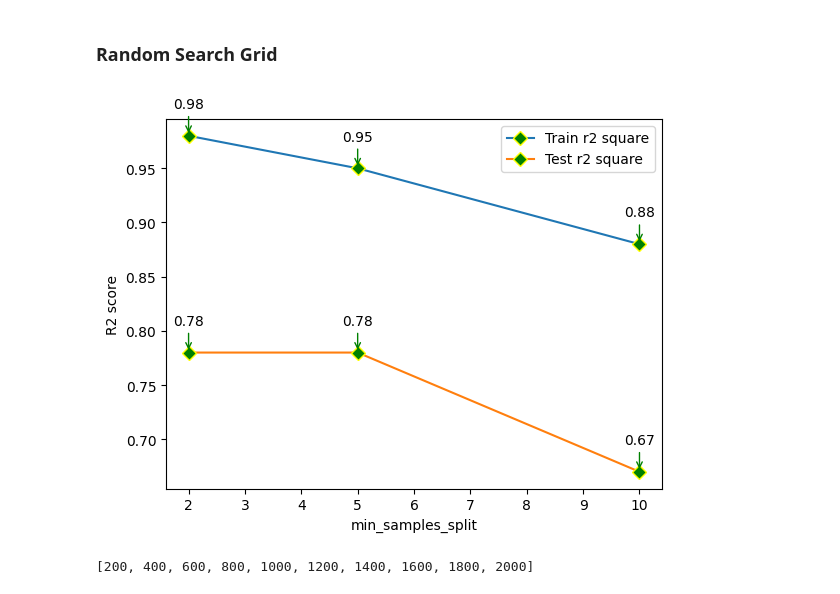
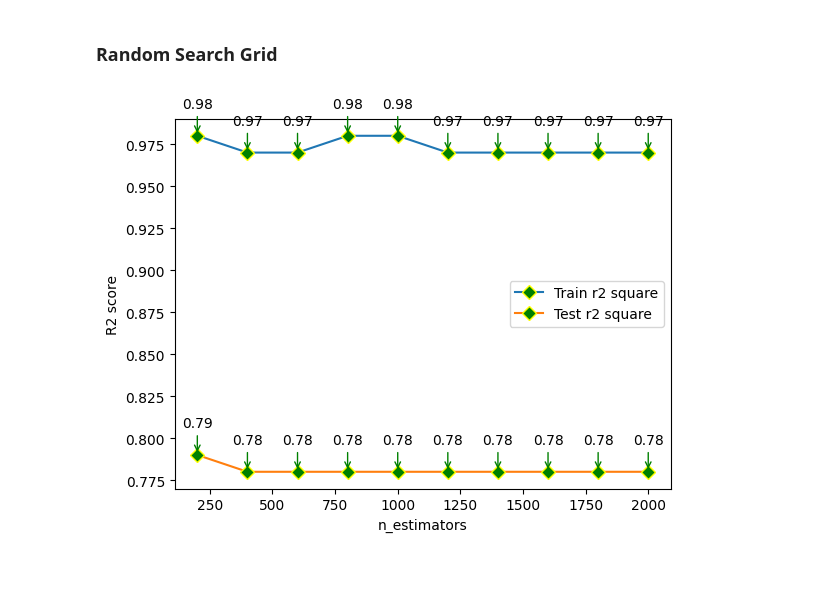
Before and after one commit to SrinidDev/AUTOML, a Jupyter notebook: RFR.ipynb, the cells around one changed output. Saved outputs shown, nothing was run; the diff lists cells and outputs as text; code cells hidden in the pictures.

```diff
--- a/RFR.ipynb
+++ b/RFR.ipynb
@@ -587,36 +587,32 @@ def score_plot(hp,x_train,x_test,y_train,y_test,model,hp_name):
 
           label = "{:.2f}".format(y)
 
           plt.annotate(label, # this is the value which we want to label (text)
                       (x,y), # x and y is the points location where we have to label
                       textcoords="offset points",
                       xytext=(0,20), # this for the distance between the points
                       # and the text label
                       ha='center',
                       arrowprops=dict(arrowstyle="->", color='green'))
 
           label2 = "{:.2f}".format(n)
 
           plt.annotate(label2, # this is the value which we want to label (text)
                       (x,n), # x and y is the points location where we have to label
                       textcoords="offset points",
                       xytext=(0,20), # this for the distance between the points
                       # and the text label
                       ha='center',
                       arrowprops=dict(arrowstyle="->", color='green'))
 
 
 
       plt.legend(handler_map={line1: HandlerLine2D(numpoints=1)})
 
       plt.ylabel('R2 score')
       plt.xlabel(hp_name)
 
 
-score_plot(min_samples_split,x_train,x_test,y_train,y_test,RandomForestRegressor,'min_samples_split')
+score_plot(n_estimators,x_train,x_test,y_train,y_test,RandomForestRegressor,'n_estimators')
 # %% [output]
-[figure, old version]
+[figure, new version]
-# %%
-n_estimator
-# %% [output]
-[200, 400, 600, 800, 1000, 1200, 1400, 1600, 1800, 2000]
```
